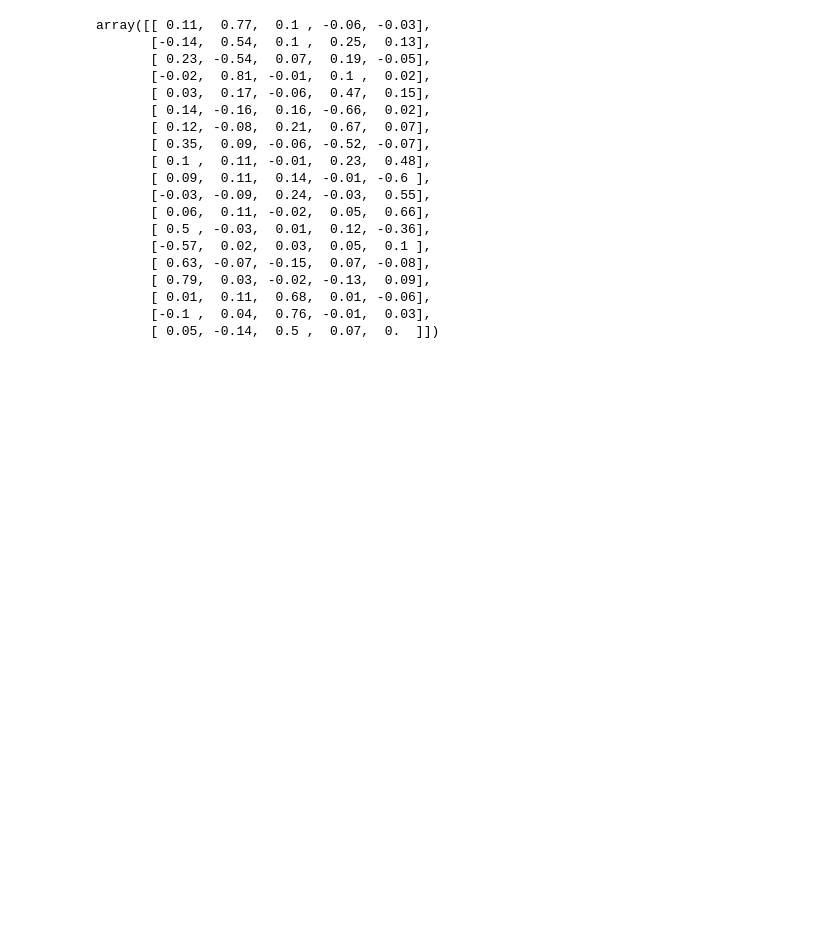
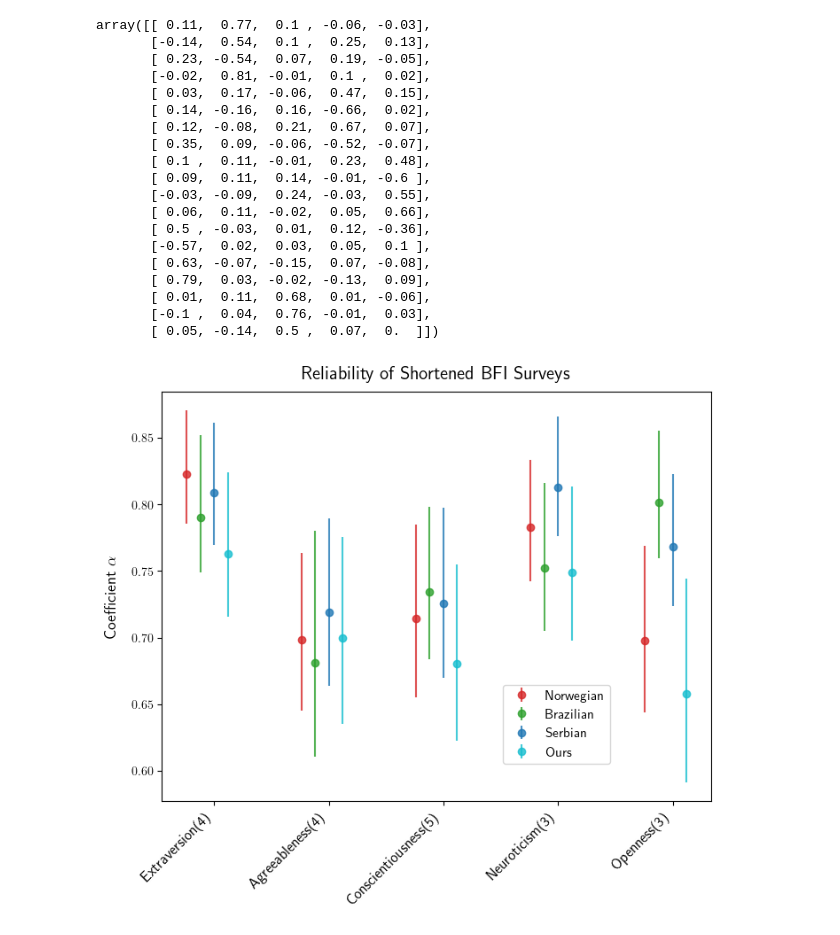
Before and after one commit to AnavSood/CSS, a Jupyter notebook: notebooks/model_selection.ipynb, the cells around one changed output. Drawn from its saved outputs; the diff is of its cells as text; code cells hidden in the pictures; blank space fills up the shorter version.

```diff
--- a/notebooks/model_selection.ipynb
+++ b/notebooks/model_selection.ipynb
@@ -423,0 +740,11 @@ array([[ 0.11,  0.77,  0.1 , -0.06, -0.03],
+# %%
+NORWEGIAN_IDXS = np.array([0, 4, 6, 7, 9, 13, 14, 15, 17, 19, 20, 24, 26, 27, 29, 33, 34, 37, 41, 43])
+BRAZILIAN_IDXS = np.array([0,  1,  4,  7,  9, 11, 14, 16, 17, 18, 20, 21, 28, 30, 31, 33, 34, 36, 38, 41])
+SERBIAN_IDXS = np.array([0,  2,  4,  7, 10, 11, 14, 15, 18, 20, 21, 22, 27, 29, 30, 32, 34, 35, 38, 41])
+
+
+IDX_MAP =  {'Extraversion': EXTRAVERSION_IDXS,
+         'Agreeableness': AGREEABLENESS_IDXS,
+         'Conscientiousness': CONSCIENTIOUSNESS_IDXS,
+         'Neuroticism': NEUROTICISM_IDXS,
+         'Openness': OPENNESS_IDXS}
@@ -423,0 +776,67 @@ array([[ 0.11,  0.77,  0.1 , -0.06, -0.03],
+# %%
+
+norwegian_reliability = BFI_reliability(X_reversed, NORWEGIAN_IDXS)
+brazilian_reliability = BFI_reliability(X_reversed, BRAZILIAN_IDXS)
+serbian_reliability = BFI_reliability(X_reversed, SERBIAN_IDXS)
+our_reliability = BFI_reliability(X_reversed, S)
+# %%
+plt.rcParams['figure.figsize'] = (8, 6)
+plt.rcParams['text.usetex'] = True
+a=0.8
+categories = ['Extraversion(' + str(num_extraversion) + ')',
+              'Agreeableness(' + str(num_agreeableness) + ')',
+              'Conscientiousness(' + str(num_conscientiousness) + ')',
+              'Neuroticism(' + str(num_neuroticism) +')',
+              'Openness(' + str(num_openness) + ')']
+confidence_intervals = np.random.rand(5, 4)  # Replace this with your actual data
+
+# Set up colors and labels
+colors = ['tab:red', 'tab:green', 'tab:blue', 'tab:cyan']
+labels = ['Norwegian', 'Brazilian', 'Serbian', 'Ours']
+
+# Plotting
+fig, ax = plt.subplots()
+
+bar_width = 0.3
+num_intervals = len(labels)
+total_width = bar_width * num_intervals
+spacing=2.5
+x_positions = spacing*np.arange(len(categories)) - (total_width / 2)
+
+for i, label in enumerate(labels):
+
+    if label == 'Norwegian':
+        d = norwegian_reliability.copy()
+    if label == 'Brazilian':
+        d = brazilian_reliability.copy()
+    if label == 'Serbian':
+        d = serbian_reliability.copy()
+    if label == 'Ours':
+        d = our_reliability.copy()
+
+    bounds = np.zeros((2, len(categories)))
+    means = np.zeros(len(categories))
+
+    for j, category in enumerate(categories):
+        key = category[:-3]
+        bounds[0, j] = d[key][1] - d[key][0]
+        means[j] = d[key][1]
+        bounds[1, j] = d[key][2] - d[key][1]
+
+    ax.errorbar(x_positions + i * bar_width, means, yerr=bounds,
+                fmt='o', label=label, color=colors[i], alpha=a)
+
+
+
+ax.set_xticks(x_positions + total_width / 2)
+ax.set_xticklabels(categories, rotation=45, ha='right', fontsize=12)
+ax.legend(loc=(0.62, 0.09), fontsize=11)
+
+
+plt.ylabel(r'Coefficient $\alpha $' , fontsize=13, labelpad=10)
+plt.title('Reliability of Shortened BFI Surveys', fontsize=15, pad=10)
+
+
+plt.savefig("../figures/reliability.pdf", bbox_inches='tight')
+# %% [output]
+[figure, added]
```
Also changed, not shown: parts of 20 cells of this notebook, 10 other files.
